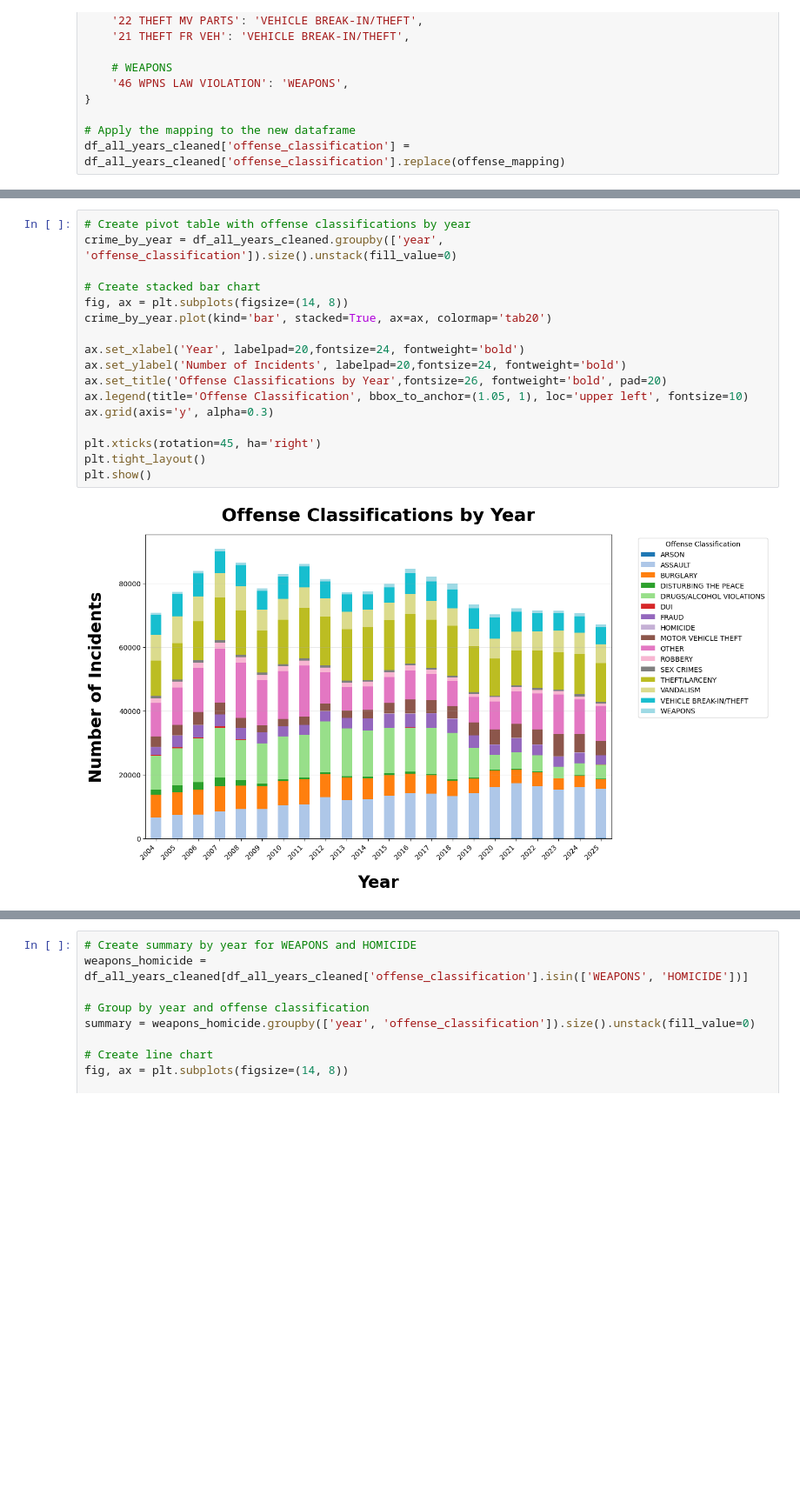
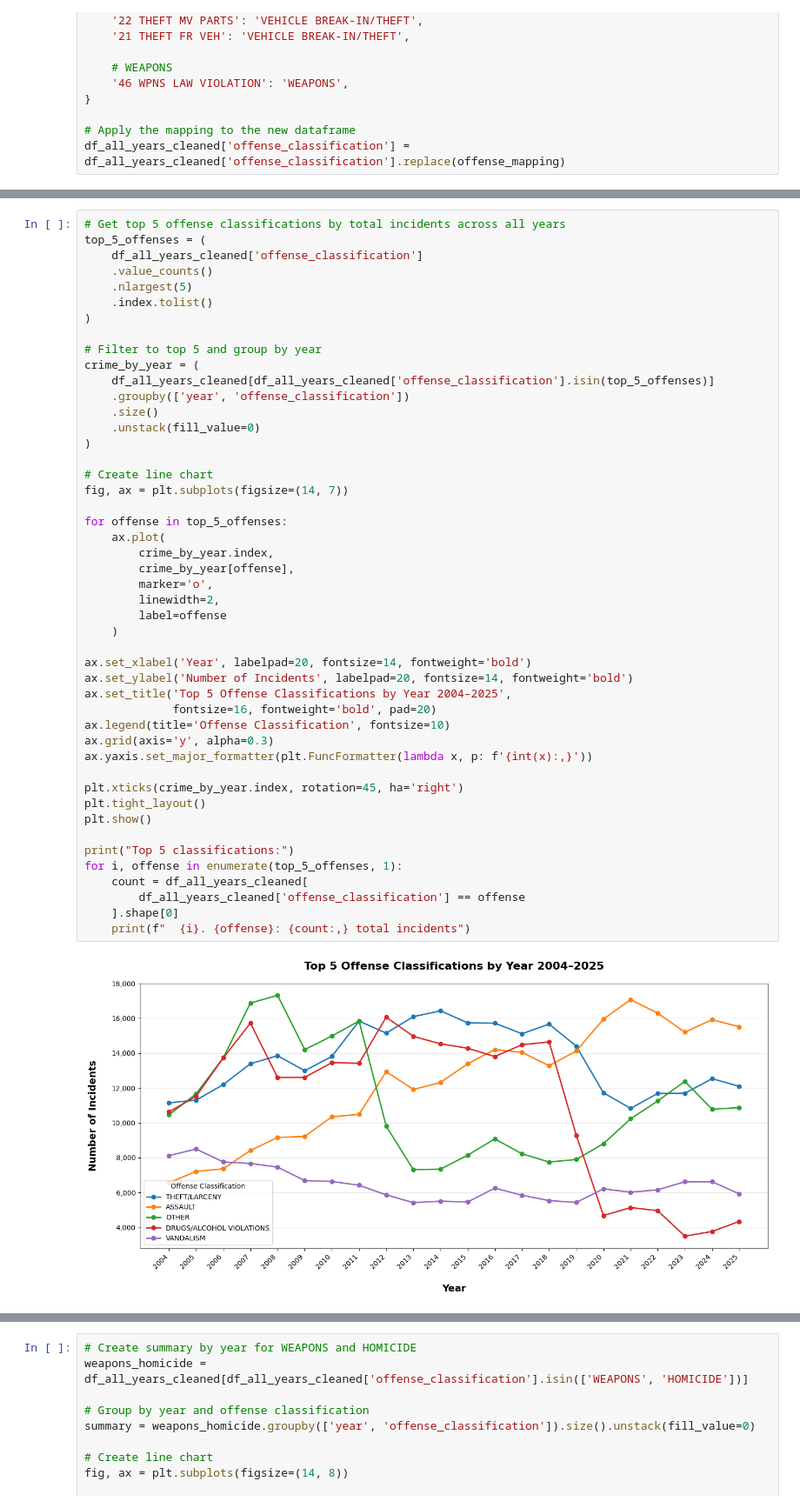
Before and after one commit to JonLar1/Lou_Crime_Data, a Jupyter notebook: notebooks/lou_crime_analysis.ipynb, the cells around one changed output, grey strips where cells are left out. Shown at 87% size. Cells and saved outputs as stored; diff of their text form; blank space fills up the shorter version.

Commit message:
Adjusted graphs, added some context and research commentary

```diff
--- a/notebooks/lou_crime_analysis.ipynb
+++ b/notebooks/lou_crime_analysis.ipynb
@@ -548,19 +626,49 @@ df_all_years_cleaned['offense_classification'] = df_all_years_cleaned['offense_c
 # %%
-# Create pivot table with offense classifications by year
-crime_by_year = df_all_years_cleaned.groupby(['year', 'offense_classification']).size().unstack(fill_value=0)
+# Get top 5 offense classifications by total incidents across all years
+top_5_offenses = (
+    df_all_years_cleaned['offense_classification']
+    .value_counts()
+    .nlargest(5)
+    .index.tolist()
+)
 
-# Create stacked bar chart
-fig, ax = plt.subplots(figsize=(14, 8))
-crime_by_year.plot(kind='bar', stacked=True, ax=ax, colormap='tab20')
+# Filter to top 5 and group by year
+crime_by_year = (
+    df_all_years_cleaned[df_all_years_cleaned['offense_classification'].isin(top_5_offenses)]
+    .groupby(['year', 'offense_classification'])
+    .size()
+    .unstack(fill_value=0)
+)
 
-ax.set_xlabel('Year', labelpad=20,fontsize=24, fontweight='bold')
-ax.set_ylabel('Number of Incidents', labelpad=20,fontsize=24, fontweight='bold')
-ax.set_title('Offense Classifications by Year',fontsize=26, fontweight='bold', pad=20)
-ax.legend(title='Offense Classification', bbox_to_anchor=(1.05, 1), loc='upper left', fontsize=10)
+# Create line chart
+fig, ax = plt.subplots(figsize=(14, 7))
+
+for offense in top_5_offenses:
+    ax.plot(
+        crime_by_year.index,
+        crime_by_year[offense],
+        marker='o',
+        linewidth=2,
+        label=offense
+    )
+
+ax.set_xlabel('Year', labelpad=20, fontsize=14, fontweight='bold')
+ax.set_ylabel('Number of Incidents', labelpad=20, fontsize=14, fontweight='bold')
+ax.set_title('Top 5 Offense Classifications by Year 2004–2025',
+             fontsize=16, fontweight='bold', pad=20)
+ax.legend(title='Offense Classification', fontsize=10)
 ax.grid(axis='y', alpha=0.3)
+ax.yaxis.set_major_formatter(plt.FuncFormatter(lambda x, p: f'{int(x):,}'))
 
-plt.xticks(rotation=45, ha='right')
+plt.xticks(crime_by_year.index, rotation=45, ha='right')
 plt.tight_layout()
 plt.show()
+
+print("Top 5 classifications:")
+for i, offense in enumerate(top_5_offenses, 1):
+    count = df_all_years_cleaned[
+        df_all_years_cleaned['offense_classification'] == offense
+    ].shape[0]
+    print(f"  {i}. {offense}: {count:,} total incidents")
 # %% [output]
-[figure, old version]
+[figure, new version]
```
Also changed, not shown: parts of 22 cells of this notebook.
